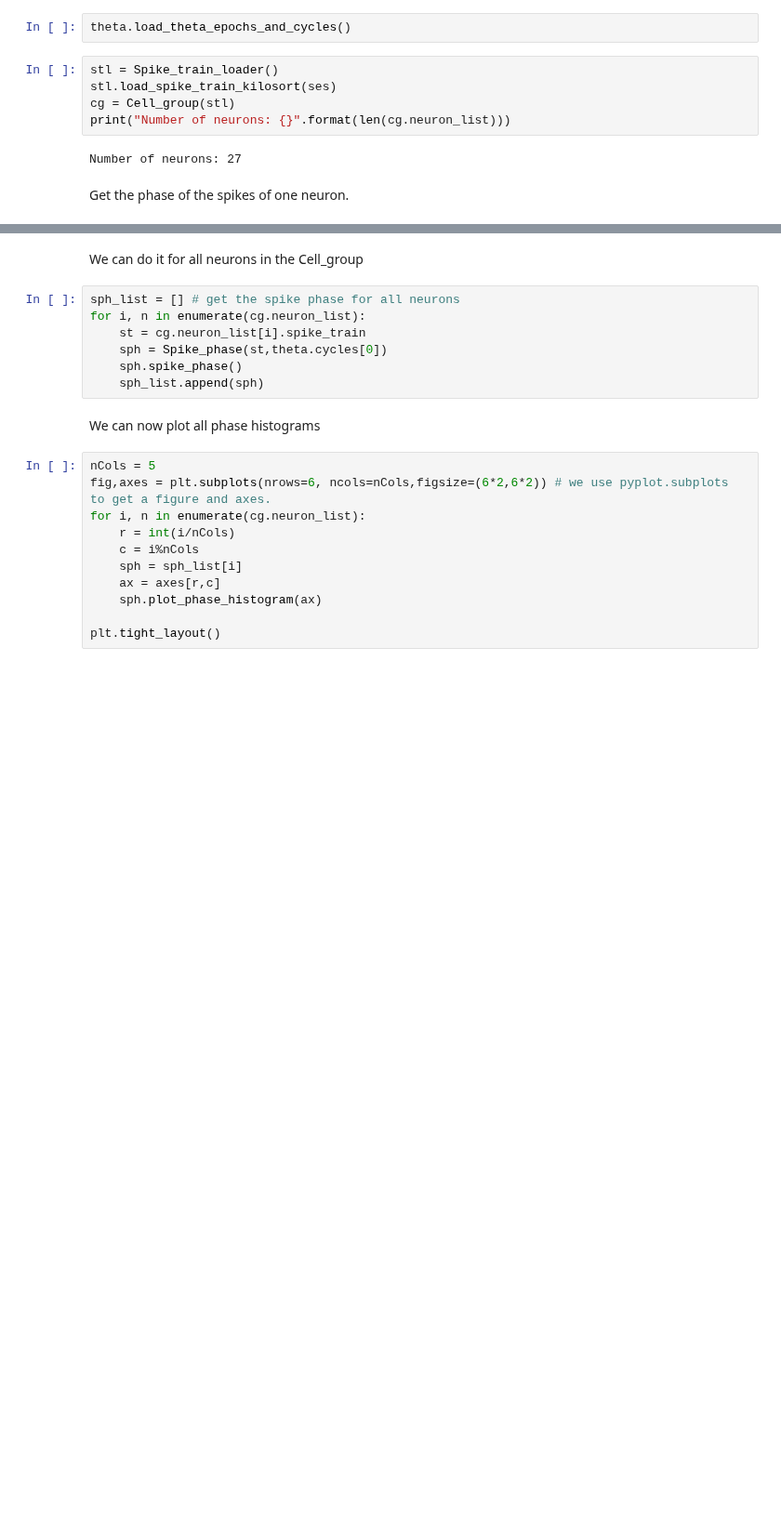
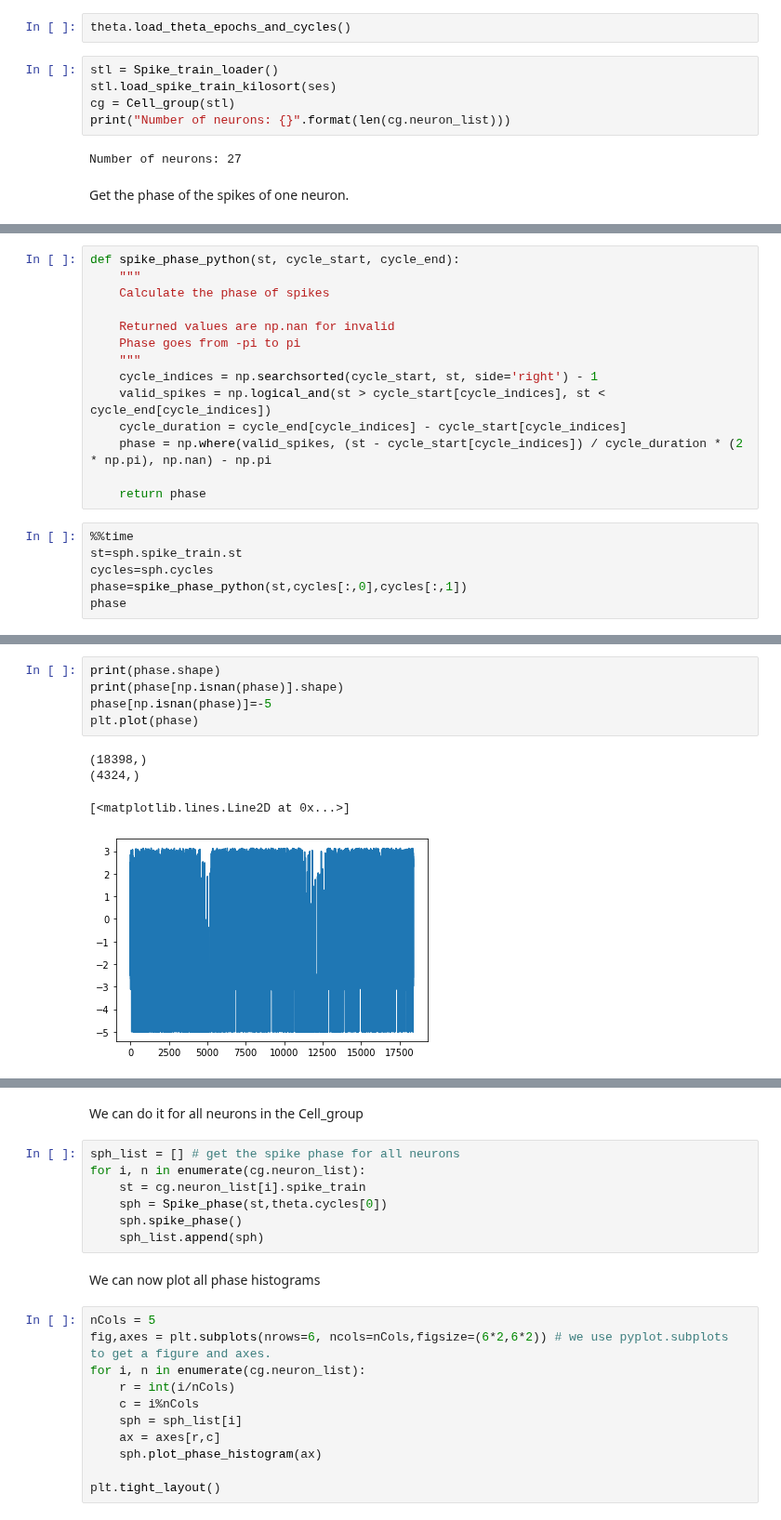
Before and after one commit to kevin-allen/spikeA, a Jupyter notebook: docs_notebooks/spike_phase.ipynb, the cells around one changed output, grey strips where cells are left out. Shown at 93% size. Saved outputs shown, nothing was run; the diff lists cells and outputs as text; blank space fills up the shorter version.

```diff
--- a/docs_notebooks/spike_phase.ipynb
+++ b/docs_notebooks/spike_phase.ipynb
@@ -52,0 +60,20 @@ plt.savefig("/tmp/test_fig.png")
+# %%
+def spike_phase_python(st, cycle_start, cycle_end):
+    """
+    Calculate the phase of spikes
+
+    Returned values are np.nan for invalid
+    Phase goes from -pi to pi
+    """
+    cycle_indices = np.searchsorted(cycle_start, st, side='right') - 1
+    valid_spikes = np.logical_and(st > cycle_start[cycle_indices], st < cycle_end[cycle_indices])
+    cycle_duration = cycle_end[cycle_indices] - cycle_start[cycle_indices]
+    phase = np.where(valid_spikes, (st - cycle_start[cycle_indices]) / cycle_duration * (2 * np.pi), np.nan) - np.pi
+
+    return phase
+# %%
+%%time
+st=sph.spike_train.st
+cycles=sph.cycles
+phase=spike_phase_python(st,cycles[:,0],cycles[:,1])
+phase
@@ -52,0 +85,10 @@ plt.savefig("/tmp/test_fig.png")
+# %%
+print(phase.shape)
+print(phase[np.isnan(phase)].shape)
+phase[np.isnan(phase)]=-5
+plt.plot(phase)
+# %% [output]
+(18398,)
+(4324,)
+[<matplotlib.lines.Line2D at 0x...>]
+[figure, added]
```
Also changed, not shown: parts of 5 cells of this notebook, 1 other file.
